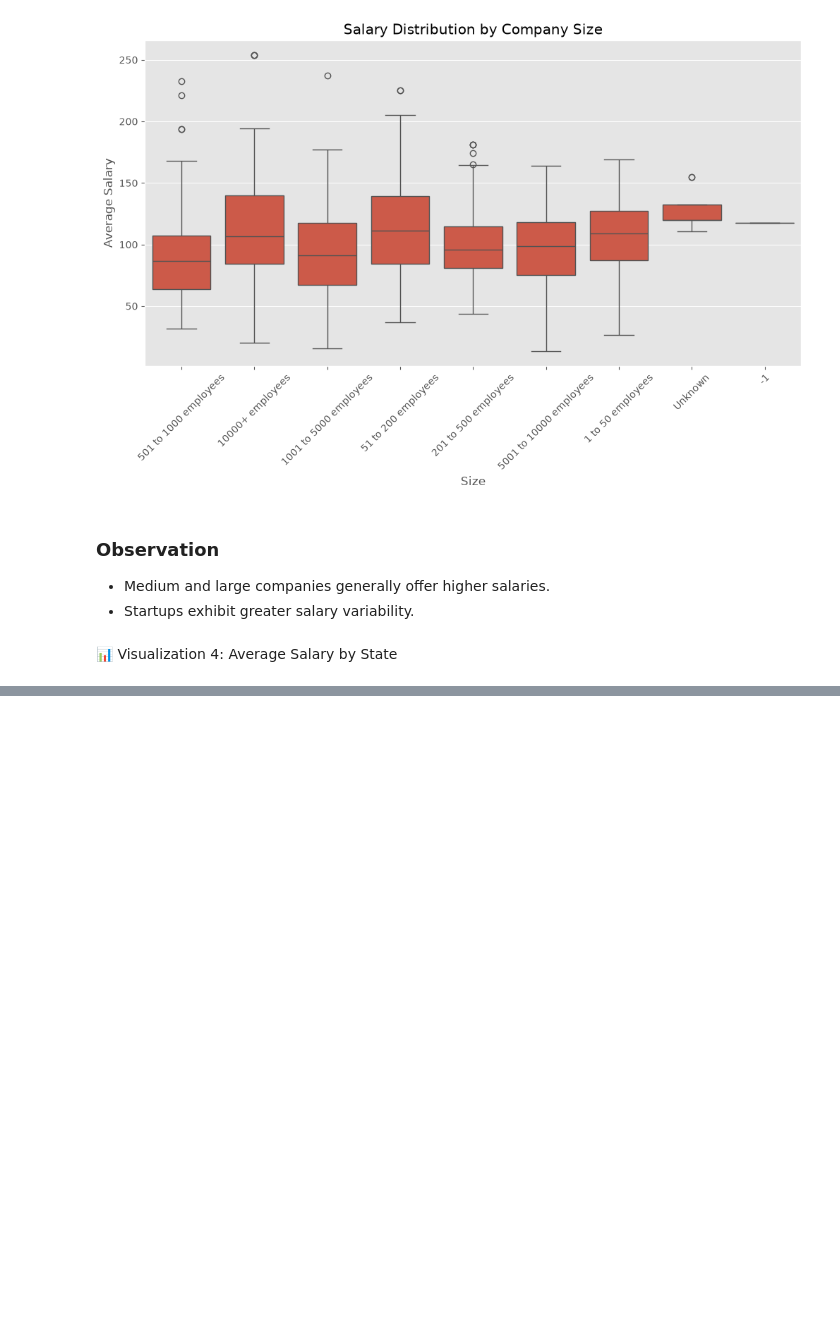
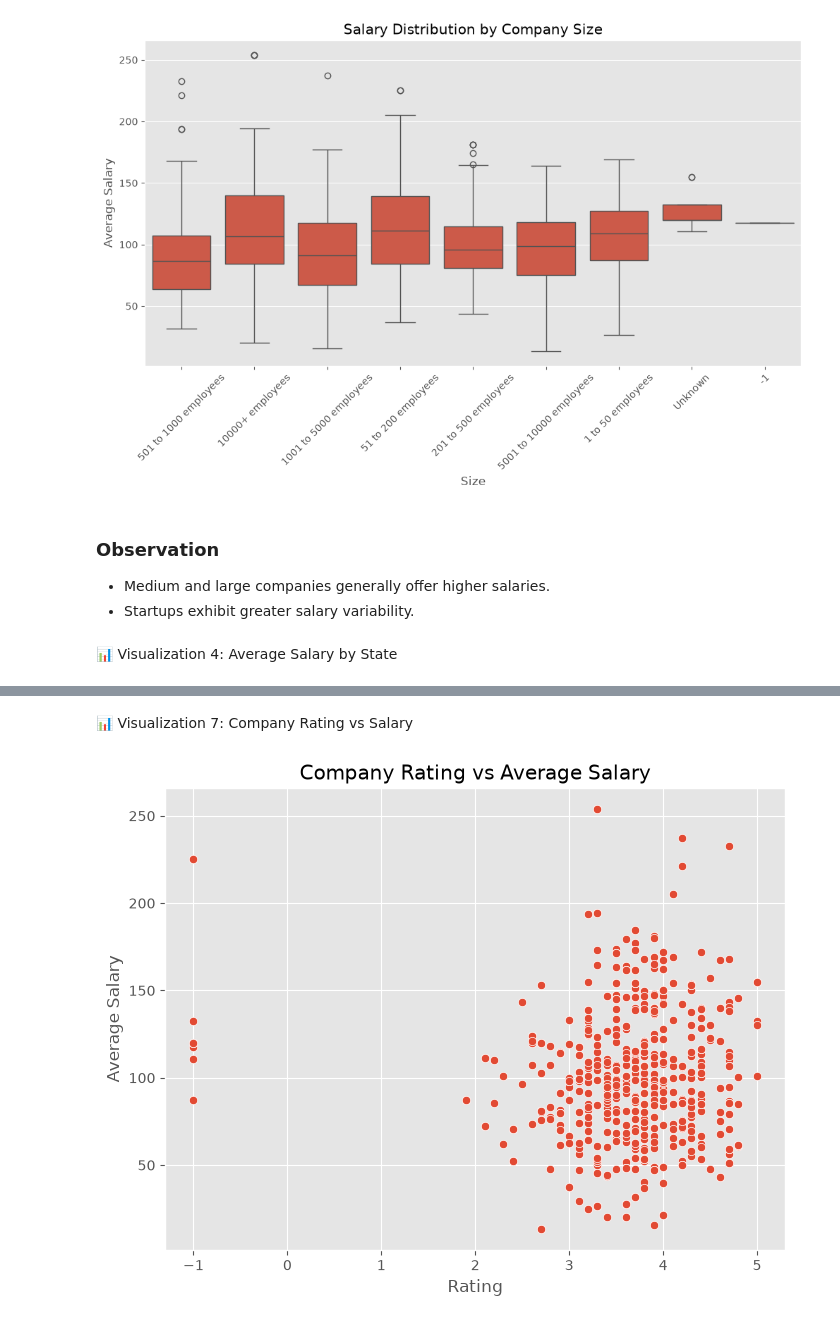
Before and after one commit to nitin28061999/Glassdoor-salary-predictor, a Jupyter notebook: Notebooks/03_Exploratory_Data_Analysis.ipynb, the cells around one changed output, grey strips where cells are left out. Saved outputs shown, nothing was run; the diff lists cells and outputs as text; code cells hidden in the pictures; blank space fills up the shorter version.

```diff
--- a/Notebooks/03_Exploratory_Data_Analysis.ipynb
+++ b/Notebooks/03_Exploratory_Data_Analysis.ipynb
@@ -102,0 +175,16 @@ plt.show()
+# %% [markdown]
+📊 Visualization 7: Company Rating vs Salary
+# %%
+plt.figure(figsize=(8,6))
+
+sns.scatterplot(
+    data=df,
+    x="Rating",
+    y="Average Salary"
+)
+
+plt.title("Company Rating vs Average Salary")
+
+plt.show()
+# %% [output]
+[figure, added]
```
Also changed, not shown: parts of 22 cells of this notebook, 1 other file.
